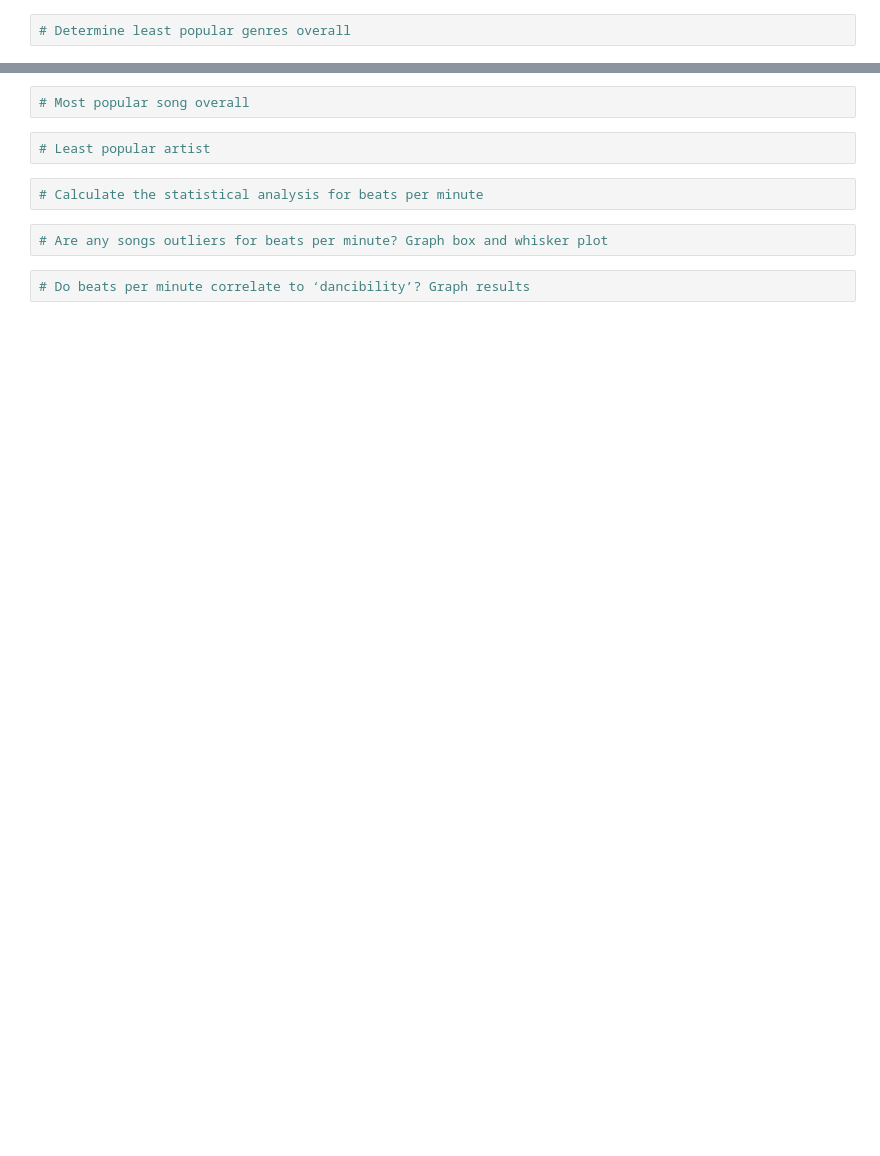
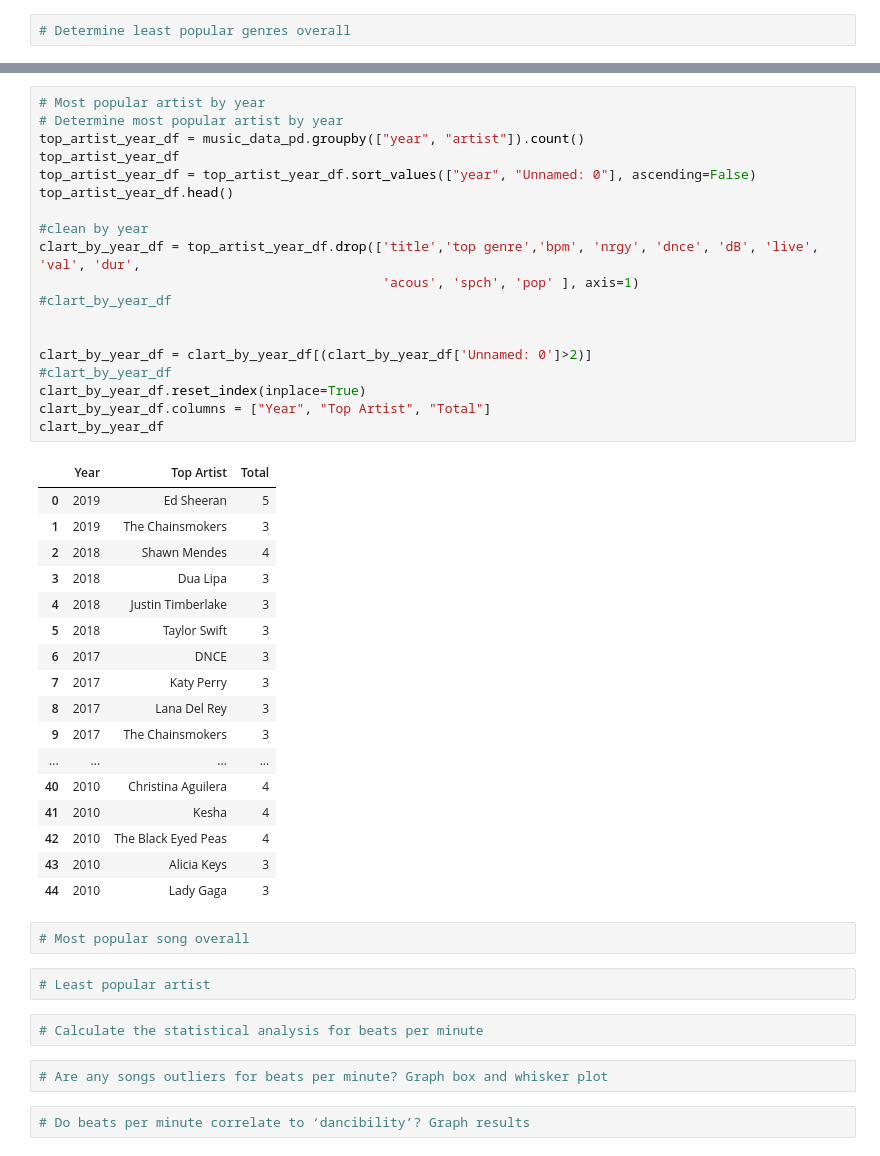
Before and after one commit to Tman2111/butler_groupE_project1, a Jupyter notebook: Team E Project.ipynb, the cells around one changed output, grey strips where cells are left out. Saved outputs shown, nothing was run; the diff lists cells and outputs as text; blank space fills up the shorter version.

```diff
--- a/Team E Project.ipynb
+++ b/Team E Project.ipynb
@@ -118,3 +189,40 @@ top_genre_year_df.head()
+# %%
+# Most popular artist by year
+# Determine most popular artist by year
+top_artist_year_df = music_data_pd.groupby(["year", "artist"]).count()
+top_artist_year_df
+top_artist_year_df = top_artist_year_df.sort_values(["year", "Unnamed: 0"], ascending=False)
+top_artist_year_df.head()
+
+#clean by year
+clart_by_year_df = top_artist_year_df.drop(['title','top genre','bpm', 'nrgy', 'dnce', 'dB', 'live', 'val', 'dur',
+                                            'acous', 'spch', 'pop' ], axis=1)
+#clart_by_year_df
+
+
+clart_by_year_df = clart_by_year_df[(clart_by_year_df['Unnamed: 0']>2)]
+#clart_by_year_df
+clart_by_year_df.reset_index(inplace=True)
+clart_by_year_df.columns = ["Year", "Top Artist", "Total"]
+clart_by_year_df
+# %% [output]
+|  | Year | Top Artist | Total |
+| 0 | 2019 | Ed Sheeran | 5 |
+| 1 | 2019 | The Chainsmokers | 3 |
+| 2 | 2018 | Shawn Mendes | 4 |
+| 3 | 2018 | Dua Lipa | 3 |
+| 4 | 2018 | Justin Timberlake | 3 |
+| 5 | 2018 | Taylor Swift | 3 |
+| 6 | 2017 | DNCE | 3 |
+| 7 | 2017 | Katy Perry | 3 |
+| 8 | 2017 | Lana Del Rey | 3 |
+| 9 | 2017 | The Chainsmokers | 3 |
+| ... | ... | ... | ... |
+| 40 | 2010 | Christina Aguilera | 4 |
+| 41 | 2010 | Kesha | 4 |
+| 42 | 2010 | The Black Eyed Peas | 4 |
+| 43 | 2010 | Alicia Keys | 3 |
+| 44 | 2010 | Lady Gaga | 3 |
 # %%
 # Most popular song overall
 # %%
```
Also changed, not shown: parts of 9 cells of this notebook.
